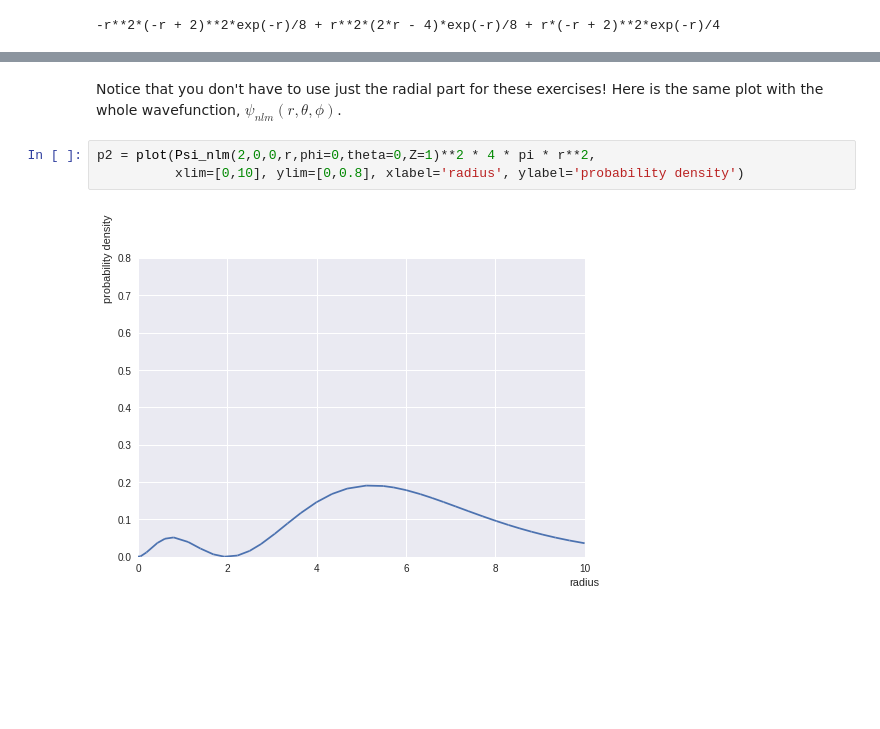
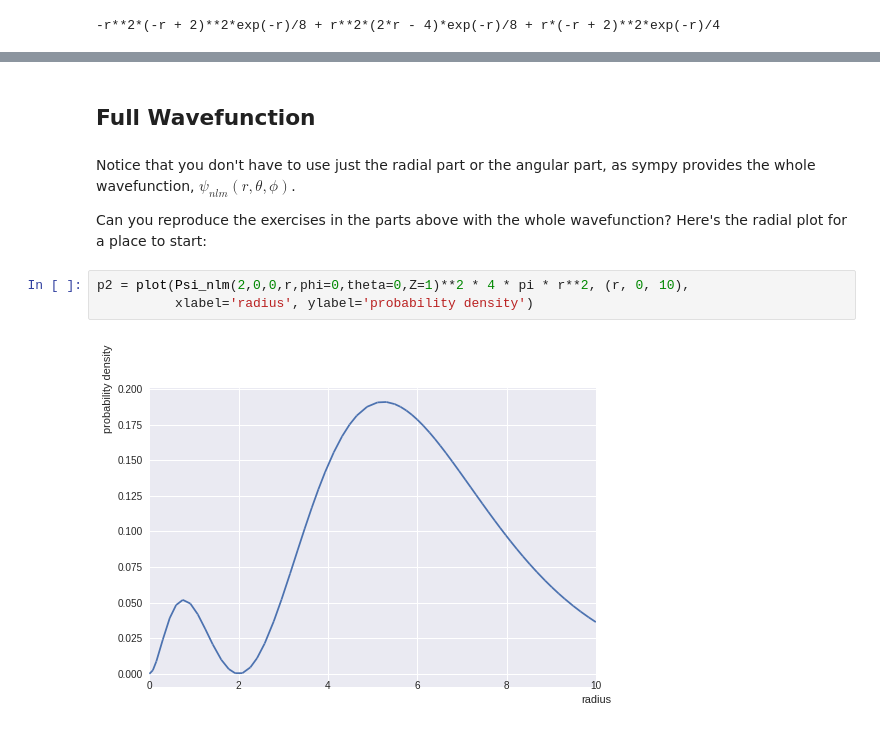
Before and after one commit to krislars/modphys, a Jupyter notebook: Hydrogen.ipynb, the cells around one changed output, grey strips where cells are left out. Cells and saved outputs as stored; diff of their text form; blank space fills up the shorter version.

Commit message:
Adding some angular parts

```diff
--- a/Hydrogen.ipynb
+++ b/Hydrogen.ipynb
@@ -74,7 +103,11 @@ zeros[1].evalf(3),zeros[2].evalf(3)
+# %% [markdown]
+## Full Wavefunction
 # %% [markdown]
-Notice that you don't have to use just the radial part for these exercises!  Here is the same plot with the whole wavefunction, $\psi_{nlm}(r,\theta,\phi)$.
+Notice that you don't have to use just the radial part or the angular part, as sympy provides the whole wavefunction, $\psi_{nlm}(r,\theta,\phi)$.
+
+Can you reproduce the exercises in the parts above with the whole wavefunction?  Here's the radial plot for a place to start:
 # %%
-p2 = plot(Psi_nlm(2,0,0,r,phi=0,theta=0,Z=1)**2 * 4 * pi * r**2,
-          xlim=[0,10], ylim=[0,0.8], xlabel='radius', ylabel='probability density')
+p2 = plot(Psi_nlm(2,0,0,r,phi=0,theta=0,Z=1)**2 * 4 * pi * r**2, (r, 0, 10),
+          xlabel='radius', ylabel='probability density')
 # %% [output]
-[figure, old version]
+[figure, new version]
```
Also changed, not shown: parts of 16 cells of this notebook.
